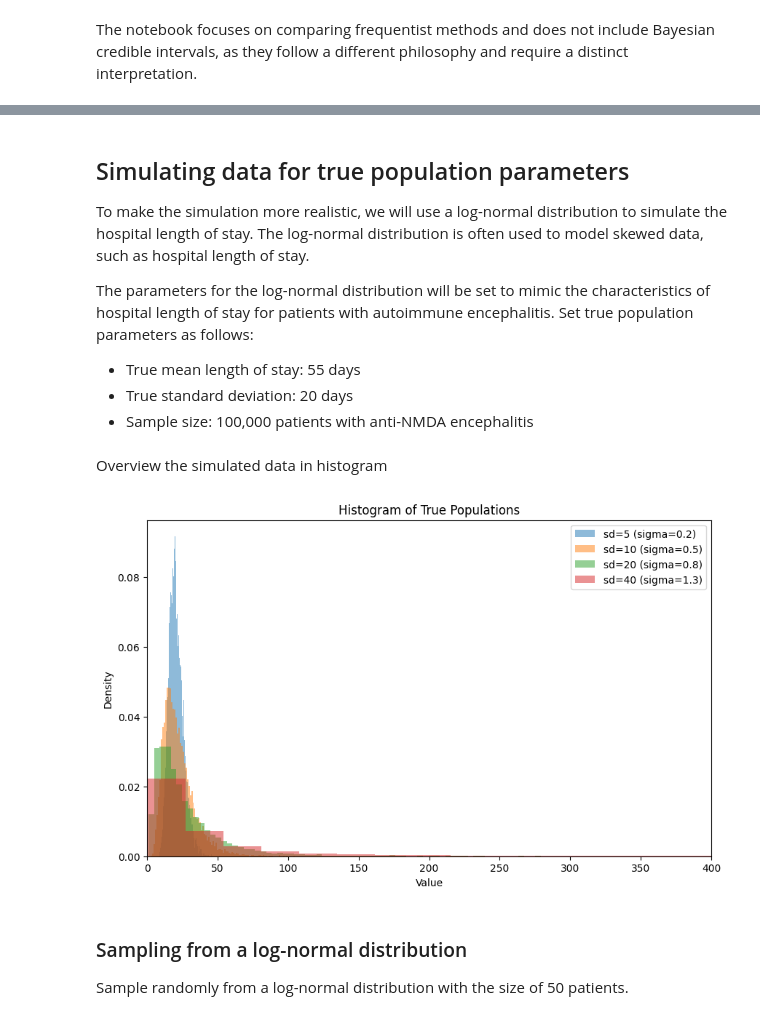
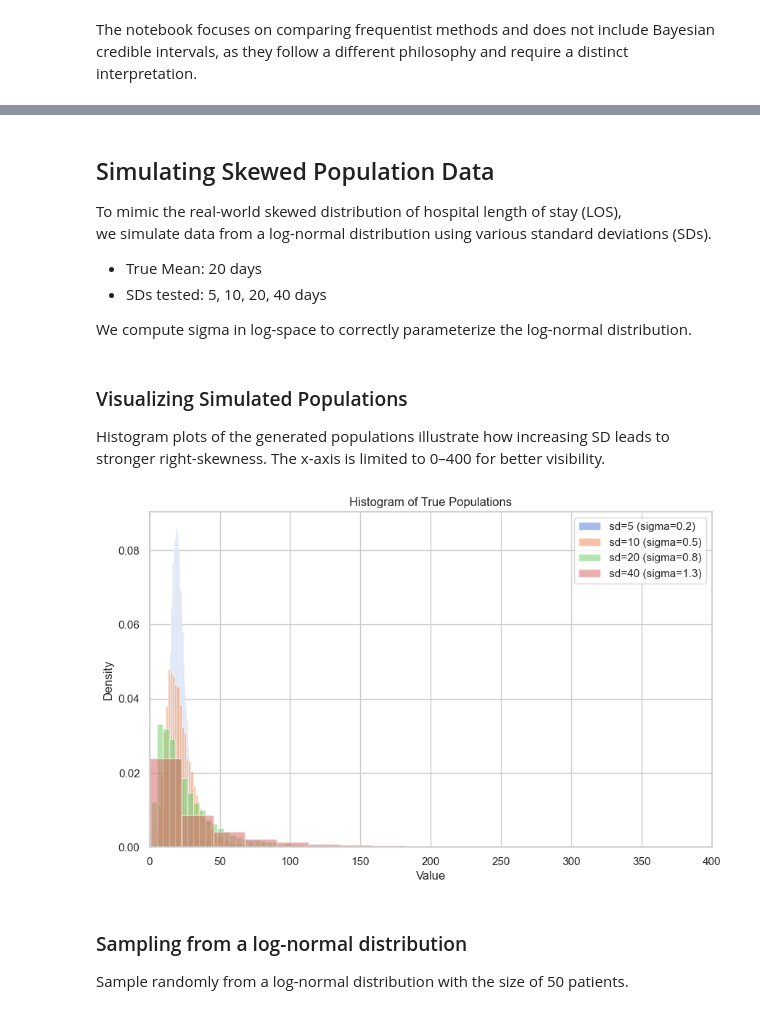
Before and after one commit to davidzhao1015/mean-interval-estimators-benchmark, a Jupyter notebook: interval-estimate-mean-benchmark_20250509_DZ.ipynb, the cells around one changed output, grey strips where cells are left out. Saved outputs shown, nothing was run; the diff lists cells and outputs as text; code cells hidden in the pictures.

```diff
--- a/interval-estimate-mean-benchmark_20250509_DZ.ipynb
+++ b/interval-estimate-mean-benchmark_20250509_DZ.ipynb
@@ -24,0 +77,12 @@ import tqdm
+# %%
+# Simulation parameters
+TRUE_POPULATION = 10000  # Total population size
+TRUE_MEAN = 20          # True mean of length of stay
+TRUE_SD_LIST = [5, 10, 20, 40]  # True SDs to simulate different dispersions
+SAMPLE_SIZES = [10, 30, 100]    # Sample sizes to test
+SKEW_LEVELS = [0.4, 0.8, 1.2]   # Sigma values in log-space to adjust skewness
+N_REPS = 1000          # Number of simulation repetitions per scenario
+BOOTSTRAP_N = 1000     # Bootstrap resampling iterations
+CI_LEVEL = 0.95        # Confidence Interval level
+
+print("Simulation configuration set.")
@@ -25,45 +99,46 @@ import tqdm
 # %% [markdown]
-## Simulating data for true population parameters
+## Simulating Skewed Population Data
 
-To make the simulation more realistic, we will use a log-normal distribution to simulate the hospital length of stay. The log-normal distribution is often used to model skewed data, such as hospital length of stay.
+To mimic the real-world skewed distribution of hospital length of stay (LOS),
+we simulate data from a log-normal distribution using various standard deviations (SDs).
 
-The parameters for the log-normal distribution will be set to mimic the characteristics of hospital length of stay for patients with autoimmune encephalitis. Set true population parameters as follows:
-- True mean length of stay: 55 days
-- True standard deviation: 20 days
-- Sample size: 100,000 patients with anti-NMDA encephalitis
+- True Mean: 20 days
+- SDs tested: 5, 10, 20, 40 days
+
+We compute sigma in log-space to correctly parameterize the log-normal distribution.
 # %%
-population_n = 10000
-mean_true = 20
-sd_true = [5, 10, 20, 40]
+# Log-space mean for lognormal distribution
+mu = np.log(TRUE_MEAN)
 
-# Mean and standard deviation in log space
-mu = np.log(mean_true)
-
+# Initialize dictionaries to store sigma and simulated populations
 sigma_dict = {}
 true_population_dict = {}
-for sd in sd_true:
-    sigma_squared = np.log(1 + (sd**2) / (mean_true**2))
+
+# Simulate population data for each SD value
+for sd in TRUE_SD_LIST:
+    sigma_squared = np.log(1 + (sd**2) / (TRUE_MEAN**2))
     sigma = np.sqrt(sigma_squared)
-    true_population = np.random.lognormal(mean=mu, sigma=sigma, size=population_n)
+    true_population = np.random.lognormal(mean=mu, sigma=sigma, size=TRUE_POPULATION)
     sigma_dict[str(sd)] = sigma
     true_population_dict[str(sd)] = true_population
 # %% [markdown]
-Overview the simulated data in histogram
+### Visualizing Simulated Populations
+
+Histogram plots of the generated populations illustrate how increasing SD leads to stronger right-skewness.
+The x-axis is limited to 0–400 for better visibility.
 # %%
-plt.figure(figsize=(10, 6))
-
-# Loop through each true_population in the dictionary
+# Plot histograms for each simulated population with varying SDs
 for sd, true_population in true_population_dict.items():
     plt.hist(true_population, bins=100, density=True, alpha=0.5, label=f'sd={sd} (sigma={sigma_dict[sd]:.1f})')
 
 plt.xlabel('Value')
 plt.ylabel('Density')
 plt.title('Histogram of True Populations')
 plt.xlim(0, 400)
 plt.legend()
 plt.show()
 # %% [output]
-[figure, old version]
+[figure, new version]
 # %% [markdown]
 ### Sampling from a log-normal distribution
 
```
Also changed, not shown: parts of 30 cells of this notebook, 2 other files.
